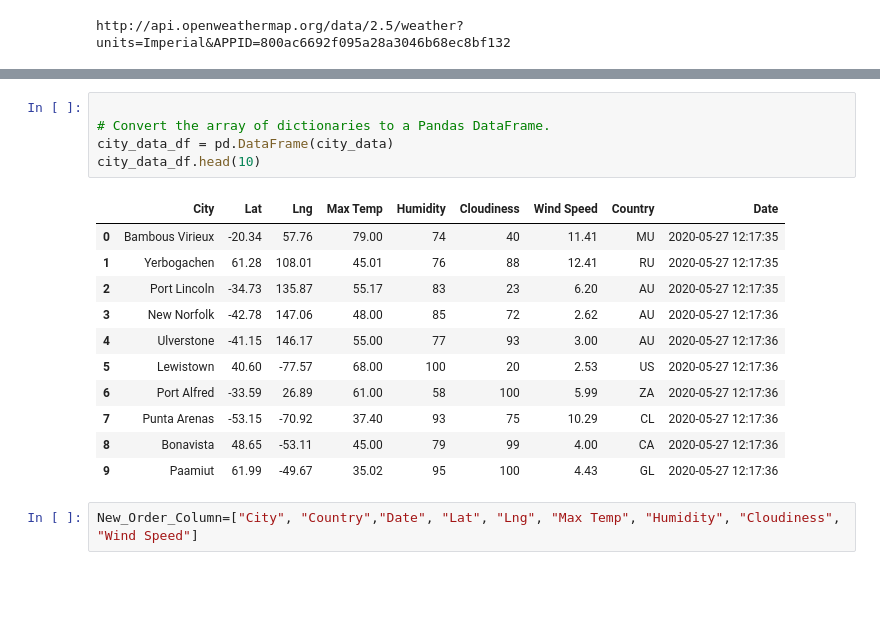
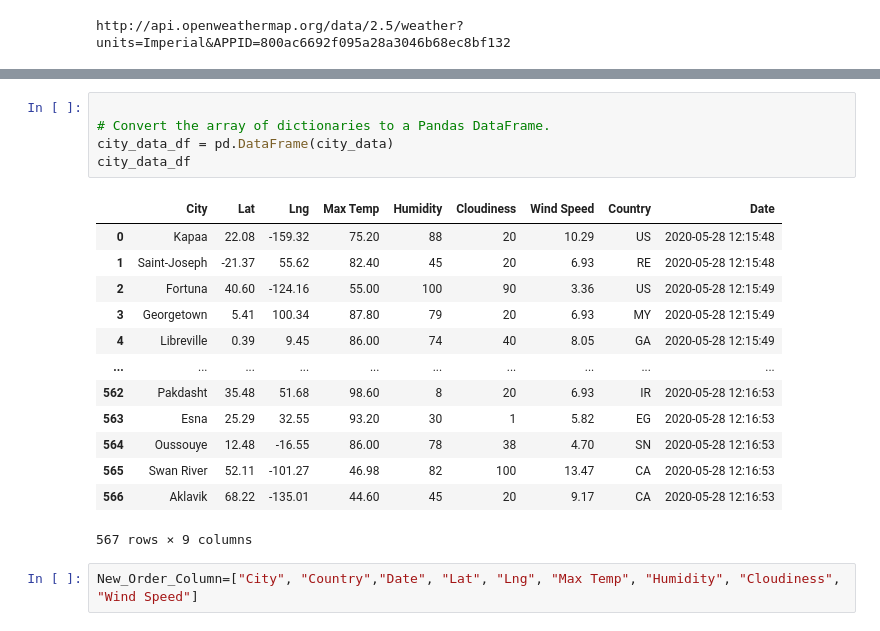
Before and after one commit to femolyn1/World_Weather_Analysis, a Jupyter notebook: WeatherPy.ipynb, the cells around one changed output, grey strips where cells are left out. Saved outputs shown, nothing was run; the diff lists cells and outputs as text; blank space fills up the shorter version.

```diff
--- a/WeatherPy.ipynb
+++ b/WeatherPy.ipynb
@@ -121,20 +122,22 @@ Data Retrieval Complete
 # %%
 
 # Convert the array of dictionaries to a Pandas DataFrame.
 city_data_df = pd.DataFrame(city_data)
-city_data_df.head(10)
+city_data_df
 # %% [output]
 |  | City | Lat | Lng | Max Temp | Humidity | Cloudiness | Wind Speed | Country | Date |
-| 0 | Bambous Virieux | -20.34 | 57.76 | 79.00 | 74 | 40 | 11.41 | MU | 2020-05-27 12:17:35 |
-| 1 | Yerbogachen | 61.28 | 108.01 | 45.01 | 76 | 88 | 12.41 | RU | 2020-05-27 12:17:35 |
-| 2 | Port Lincoln | -34.73 | 135.87 | 55.17 | 83 | 23 | 6.20 | AU | 2020-05-27 12:17:35 |
-| 3 | New Norfolk | -42.78 | 147.06 | 48.00 | 85 | 72 | 2.62 | AU | 2020-05-27 12:17:36 |
-| 4 | Ulverstone | -41.15 | 146.17 | 55.00 | 77 | 93 | 3.00 | AU | 2020-05-27 12:17:36 |
-| 5 | Lewistown | 40.60 | -77.57 | 68.00 | 100 | 20 | 2.53 | US | 2020-05-27 12:17:36 |
-| 6 | Port Alfred | -33.59 | 26.89 | 61.00 | 58 | 100 | 5.99 | ZA | 2020-05-27 12:17:36 |
-| 7 | Punta Arenas | -53.15 | -70.92 | 37.40 | 93 | 75 | 10.29 | CL | 2020-05-27 12:17:36 |
-| 8 | Bonavista | 48.65 | -53.11 | 45.00 | 79 | 99 | 4.00 | CA | 2020-05-27 12:17:36 |
-| 9 | Paamiut | 61.99 | -49.67 | 35.02 | 95 | 100 | 4.43 | GL | 2020-05-27 12:17:36 |
+| 0 | Kapaa | 22.08 | -159.32 | 75.20 | 88 | 20 | 10.29 | US | 2020-05-28 12:15:48 |
+| 1 | Saint-Joseph | -21.37 | 55.62 | 82.40 | 45 | 20 | 6.93 | RE | 2020-05-28 12:15:48 |
+| 2 | Fortuna | 40.60 | -124.16 | 55.00 | 100 | 90 | 3.36 | US | 2020-05-28 12:15:49 |
+| 3 | Georgetown | 5.41 | 100.34 | 87.80 | 79 | 20 | 6.93 | MY | 2020-05-28 12:15:49 |
+| 4 | Libreville | 0.39 | 9.45 | 86.00 | 74 | 40 | 8.05 | GA | 2020-05-28 12:15:49 |
+| ... | ... | ... | ... | ... | ... | ... | ... | ... | ... |
+| 562 | Pakdasht | 35.48 | 51.68 | 98.60 | 8 | 20 | 6.93 | IR | 2020-05-28 12:16:53 |
+| 563 | Esna | 25.29 | 32.55 | 93.20 | 30 | 1 | 5.82 | EG | 2020-05-28 12:16:53 |
+| 564 | Oussouye | 12.48 | -16.55 | 86.00 | 78 | 38 | 4.70 | SN | 2020-05-28 12:16:53 |
+| 565 | Swan River | 52.11 | -101.27 | 46.98 | 82 | 100 | 13.47 | CA | 2020-05-28 12:16:53 |
+| 566 | Aklavik | 68.22 | -135.01 | 44.60 | 45 | 20 | 9.17 | CA | 2020-05-28 12:16:53 |
+567 rows × 9 columns
 # %%
 New_Order_Column=["City", "Country","Date", "Lat", "Lng", "Max Temp", "Humidity", "Cloudiness", "Wind Speed"]
 # %%
```
Also changed, not shown: parts of 23 cells of this notebook, 10 other files.
